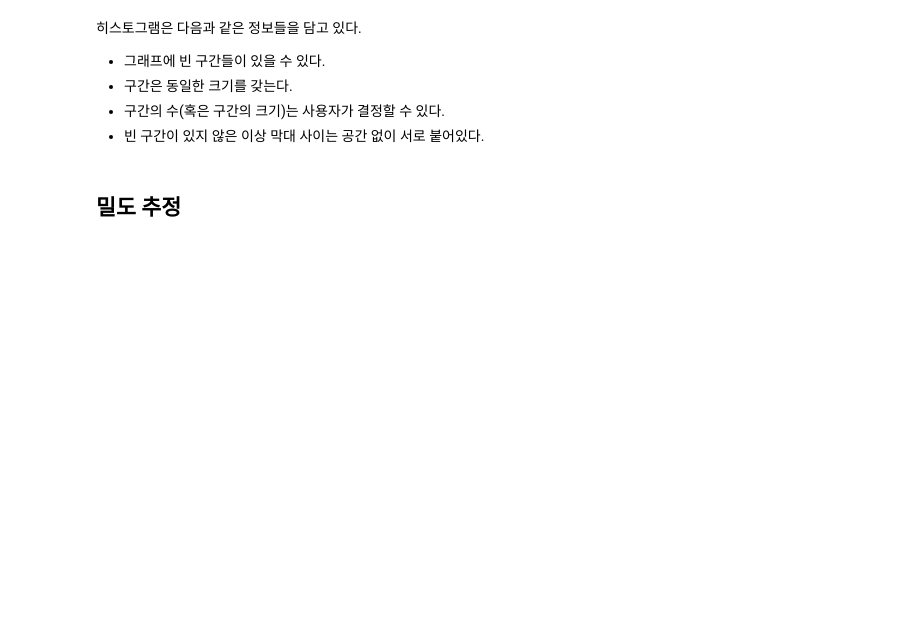
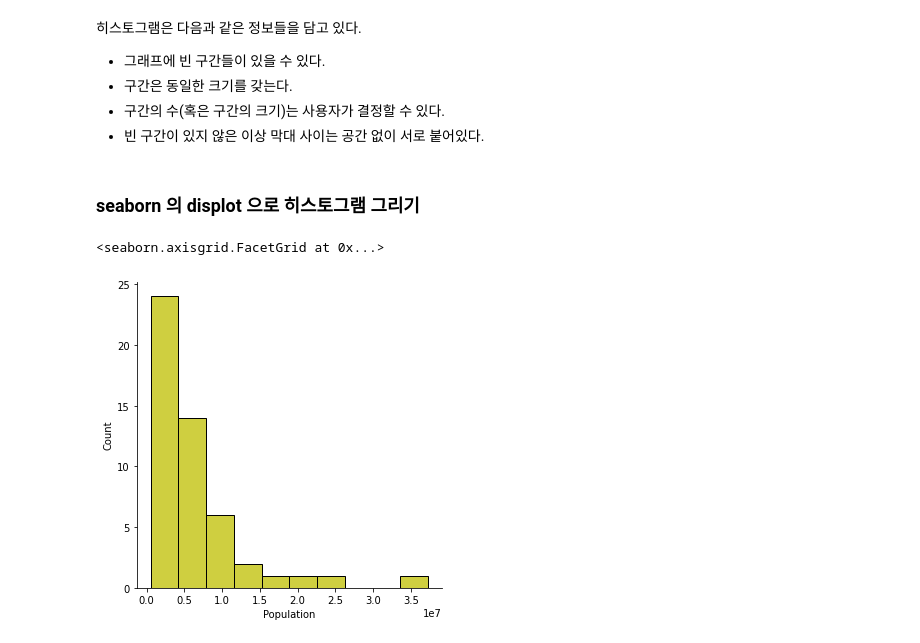
Before and after one commit to Angela-Park-JE/Practical_Statistics, a Jupyter notebook: Ch01_EDA/Ch1_EDA_분포탐색1.ipynb, the cells around one changed output. Drawn from its saved outputs; the diff is of its cells as text; code cells hidden in the pictures; blank space fills up the shorter version.

```diff
--- a/Ch01_EDA/Ch1_EDA_분포탐색1.ipynb
+++ b/Ch01_EDA/Ch1_EDA_분포탐색1.ipynb
@@ -252,5 +388,12 @@ df
 - 구간은 동일한 크기를 갖는다.
 - 구간의 수(혹은 구간의 크기)는 사용자가 결정할 수 있다.
 - 빈 구간이 있지 않은 이상 막대 사이는 공간 없이 서로 붙어있다.
-# %% [markdown]
-## 밀도 추정
+# %% [markdown]
+### seaborn 의 displot 으로 히스토그램 그리기
+# %%
+import seaborn as sns
+
+sns.displot(df['Population'], bins = 10, color = 'y')
+# %% [output]
+<seaborn.axisgrid.FacetGrid at 0x...>
+[figure, added]
```
Also changed, not shown: parts of 30 cells of this notebook.
